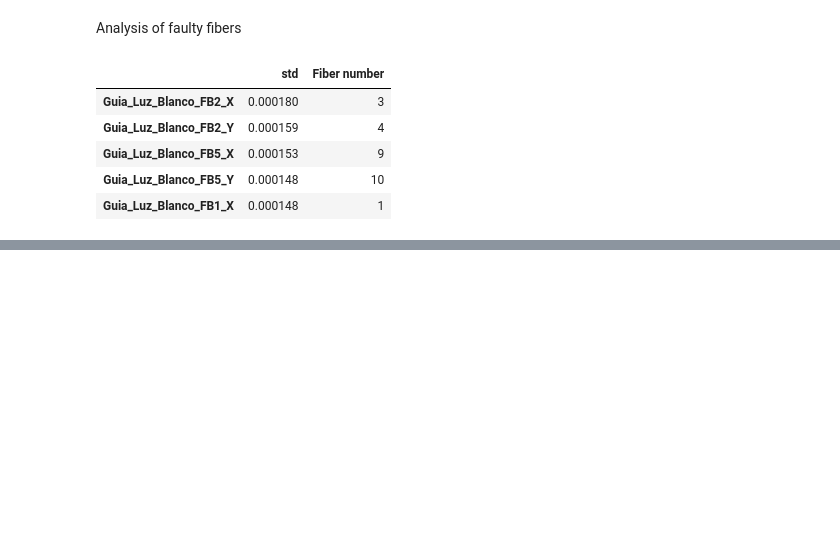
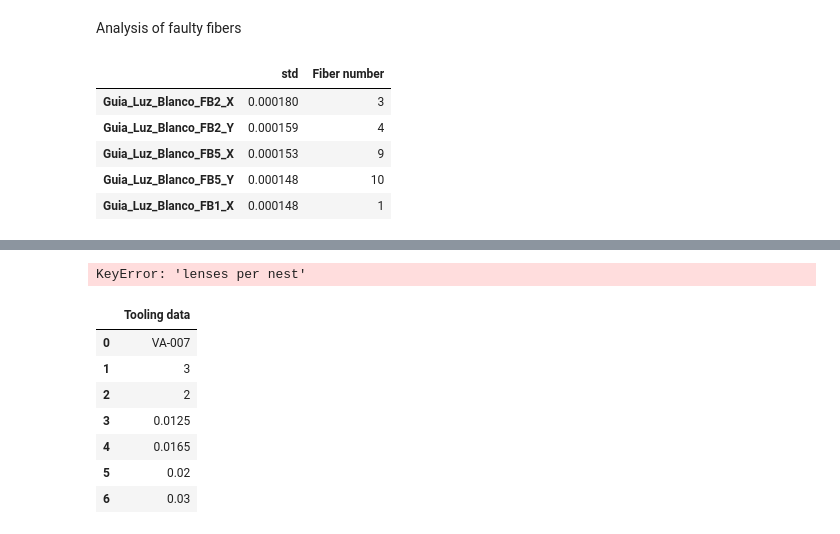
Before and after one commit to LucianoGP95/Python_Eiit_RyR, a Jupyter notebook: a2_Analyser/notebooks/a1_EDA.ipynb, the cells around one changed output, grey strips where cells are left out. Drawn from its saved outputs; the diff is of its cells as text; code cells hidden in the pictures; blank space fills up the shorter version.

```diff
--- a/a2_Analyser/notebooks/a1_EDA.ipynb
+++ b/a2_Analyser/notebooks/a1_EDA.ipynb
@@ -33,6 +35,7 @@ print('Select the tables to load with "CTRL" or "SHIFT" pressed:')
 display(tables)
 MEAS = retrieve_data("input.db", next((string for string in tables.value if "measurements" in string), None))
 LIMITS = retrieve_data("input.db", next((string for string in tables.value if "limits" in string), None))
+FIXTURE_DATA = retrieve_data("input.db", next((string for string in tables.value if "fixture_data" in string), None))
 if MEAS is None or MEAS.empty or LIMITS is None or LIMITS.empty:
     print("WARNING: Some data might not be correctly retrieved. Check the selected tables")
 # %% [output]
@@ -153,0 +157,15 @@ plot_boxplot(MEAS_format.transpose(), title="Fibers comparison", xlabel="Fibers
+# %%
+FIXTURE_DATA.at["lenses per nest", "Tooling data"]
+# %% [output]
+KeyError: 'lenses per nest'
+# %%
+FIXTURE_DATA
+# %% [output]
+|  | Tooling data |
+| 0 | VA-007 |
+| 1 | 3 |
+| 2 | 2 |
+| 3 | 0.0125 |
+| 4 | 0.0165 |
+| 5 | 0.02 |
+| 6 | 0.03 |
```
Also changed, not shown: parts of 6 cells of this notebook, 5 other files.
